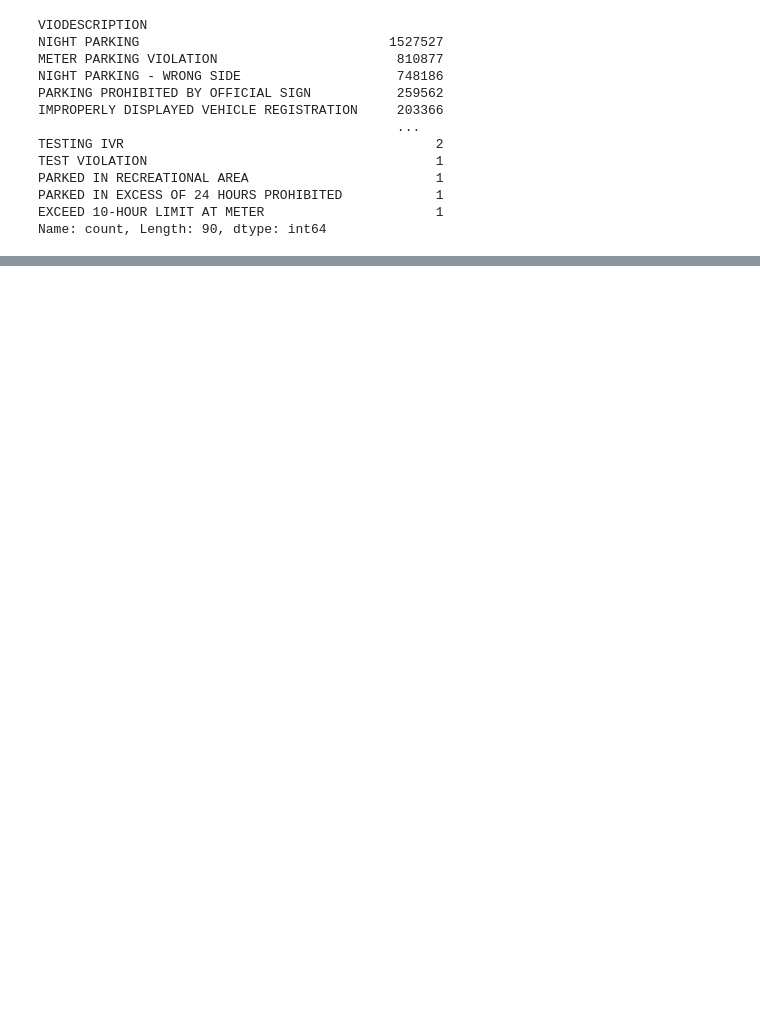
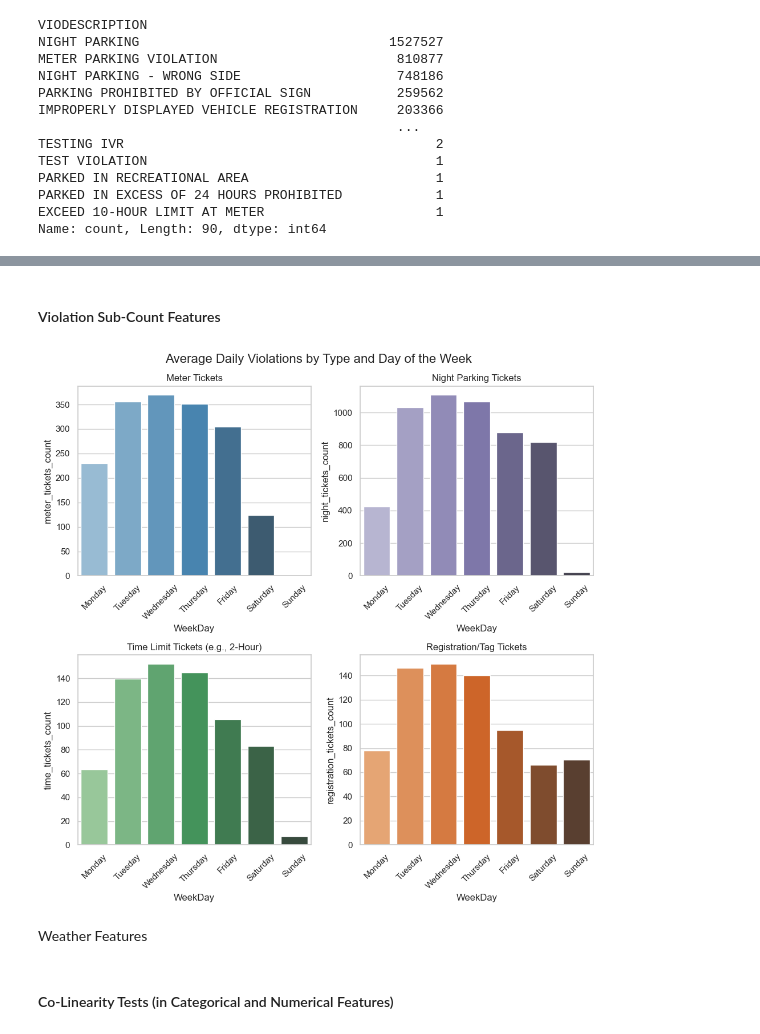
Before and after one commit to johneckberg/Milwaukee-Ticket-Data-Analysis, a Jupyter notebook: parking_final_project.ipynb, the cells around one changed output, grey strips where cells are left out. Cells and saved outputs as stored; diff of their text form; code cells hidden in the pictures; blank space fills up the shorter version.

```diff
--- a/parking_final_project.ipynb
+++ b/parking_final_project.ipynb
@@ -277,0 +344,39 @@ daily_summary_df.sample(10)
+# %% [markdown]
+#### Violation Sub-Count Features
+# %%
+# Group by weekday and calculate the mean for each sub-count
+sub_counts = ['meter_tickets_count', 'night_tickets_count', 'time_tickets_count', 'registration_tickets_count']
+sub_counts_grouped = daily_summary_df.groupby('WeekDay')[sub_counts].mean().reindex(days_ordered).reset_index()
+
+# Set up the 2x2 grid
+fig, axes = plt.subplots(2, 2, figsize=(10, 10))
+fig.suptitle('AVERAGE Daily Violations by Type and Day of the Week', fontsize=16)
+
+# 1. Meter Tickets
+sns.barplot(ax=axes[0, 0], data=sub_counts_grouped, x='WeekDay', y='meter_tickets_count', hue='WeekDay', palette='Blues_d')
+axes[0, 0].set_title('Meter Tickets')
+axes[0, 0].tick_params(axis='x', rotation=45)
+
+# 2. Night Tickets
+sns.barplot(ax=axes[0, 1], data=sub_counts_grouped, x='WeekDay', y='night_tickets_count', hue='WeekDay', palette='Purples_d')
+axes[0, 1].set_title('Night Parking Tickets')
+axes[0, 1].tick_params(axis='x', rotation=45)
+
+# 3. Time Limit Tickets
+sns.barplot(ax=axes[1, 0], data=sub_counts_grouped, x='WeekDay', y='time_tickets_count', hue='WeekDay', palette='Greens_d')
+axes[1, 0].set_title('Time Limit Tickets (e.g., 2-Hour)')
+axes[1, 0].tick_params(axis='x', rotation=45)
+
+# 4. Registration Tickets
+sns.barplot(ax=axes[1, 1], data=sub_counts_grouped, x='WeekDay', y='registration_tickets_count', hue='WeekDay', palette='Oranges_d')
+axes[1, 1].set_title('Registration/Tag Tickets')
+axes[1, 1].tick_params(axis='x', rotation=45)
+
+plt.tight_layout()
+plt.show()
+# %% [output]
+[figure, added]
+# %% [markdown]
+Weather Features
+# %% [markdown]
+#### Co-Linearity Tests (in Categorical and Numerical Features)
```
Also changed, not shown: parts of 13 cells of this notebook.
